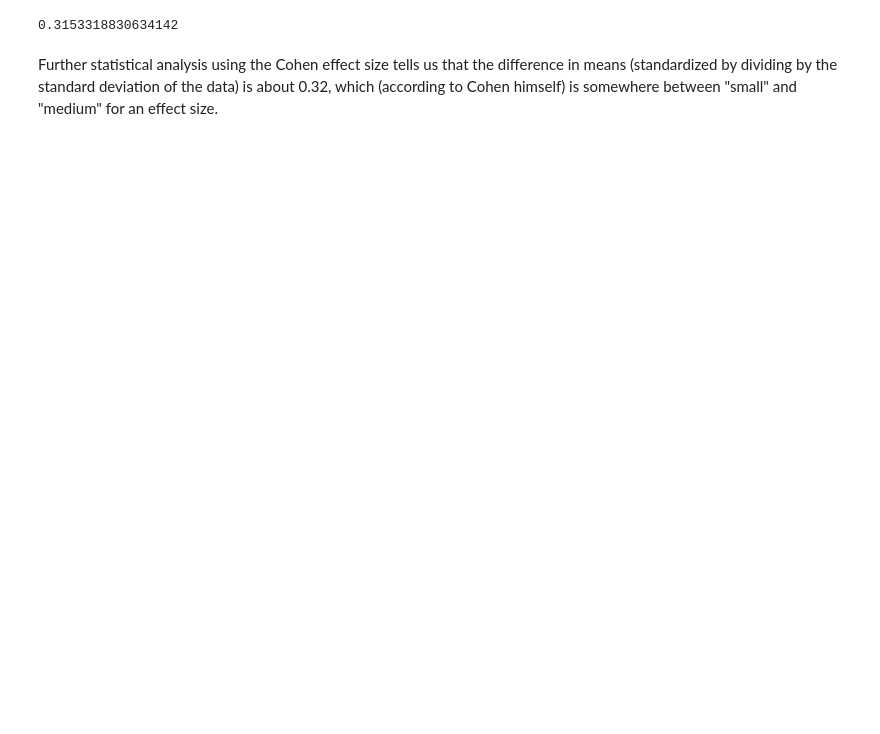
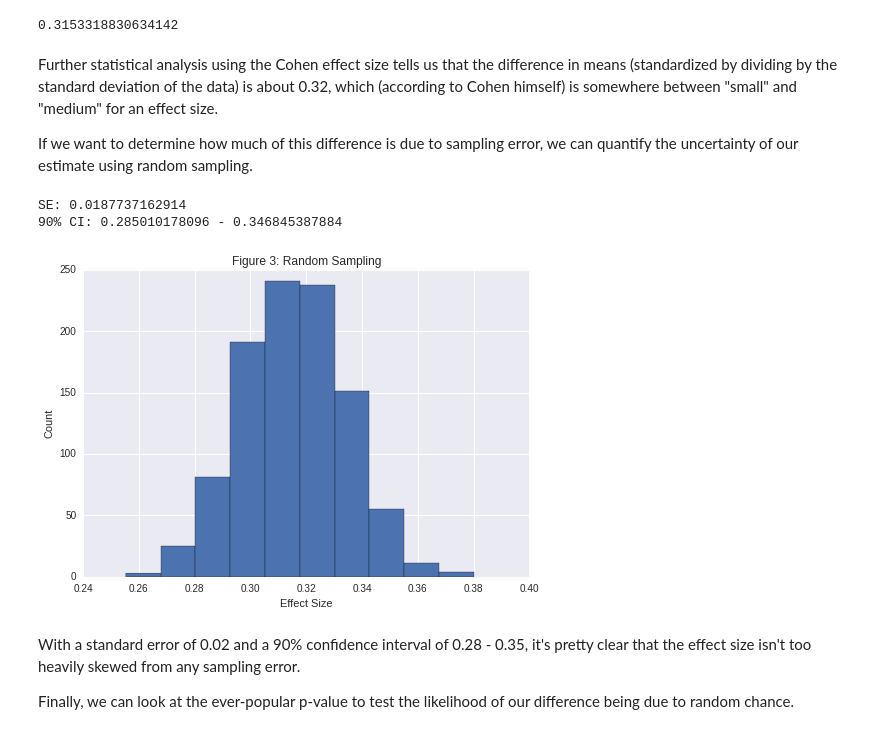
Before and after one commit to joeylmaalouf/NHIS-analysis, a Jupyter notebook: report/report2.ipynb, the cells around one changed output. Drawn from its saved outputs; the diff is of its cells as text; code cells hidden in the pictures; blank space fills up the shorter version.

```diff
--- a/report/report2.ipynb
+++ b/report/report2.ipynb
@@ -153,3 +151,5 @@ effect_size(ym_incomes, nm_incomes)
 0.3153318830634142
 # %% [markdown]
 Further statistical analysis using the Cohen effect size tells us that the difference in means (standardized by dividing by the standard deviation of the data) is about 0.32, which (according to Cohen himself) is somewhere between "small" and "medium" for an effect size.
+
+If we want to determine how much of this difference is due to sampling error, we can quantify the uncertainty of our estimate using random sampling.
@@ -159,0 +156,38 @@ Further statistical analysis using the Cohen effect size tells us that the diffe
+# %%
+class CohenResampler(object):
+    def __init__(self, group1, group2, xlim = None):
+        self.group1 = group1
+        self.group2 = group2
+        self.xlim = xlim
+
+    def resample(self):
+        group1 = np.random.choice(self.group1, len(self.group1), replace = True)
+        group2 = np.random.choice(self.group2, len(self.group2), replace = True)
+        return group1, group2
+
+    def sample_stat(self, groups):
+        return effect_size(*groups)
+
+    def compute_sample_statistics(self, iters = 1000):
+        return np.array([self.sample_stat(self.resample()) for _ in range(iters)])
+
+    def plot_sample_stats(self):
+        sample_stats = self.compute_sample_statistics()
+        print("SE: {}".format(sample_stats.std()))
+        print("90% CI: {} - {}".format(*np.percentile(sample_stats, [5, 95])))
+        plt.hist(sample_stats)
+        plt.xlabel("Effect Size")
+        plt.ylabel("Count")
+        plt.title("Figure 3: Random Sampling")
+        plt.xlim(self.xlim)
+# %%
+resampler = CohenResampler(ym_incomes, nm_incomes)
+resampler.plot_sample_stats()
+# %% [output]
+SE: 0.0187737162914
+90% CI: 0.285010178096 - 0.346845387884
+[figure, added]
+# %% [markdown]
+With a standard error of 0.02 and a 90% confidence interval of 0.28 - 0.35, it's pretty clear that the effect size isn't too heavily skewed from any sampling error.
+
+Finally, we can look at the ever-popular p-value to test the likelihood of our difference being due to random chance.
```
Also changed, not shown: parts of 6 cells of this notebook, 4 other files.
